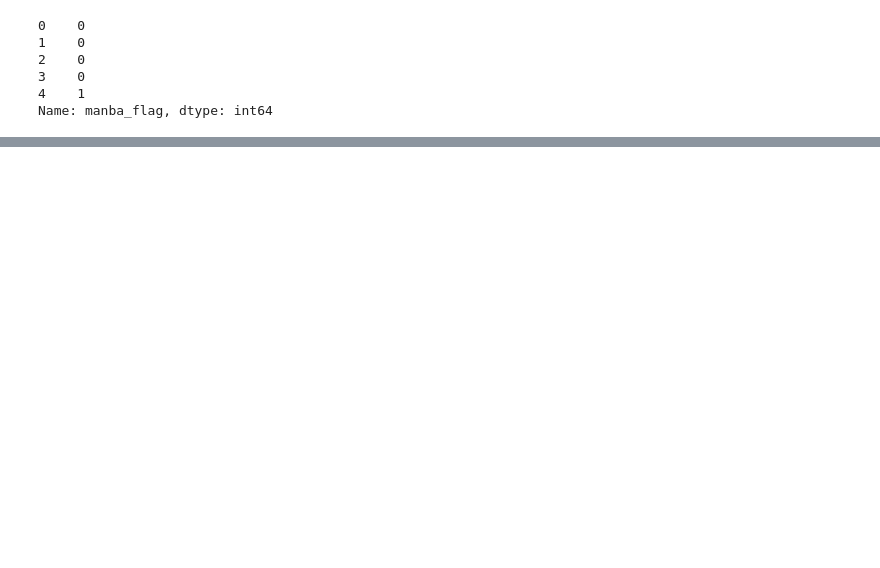
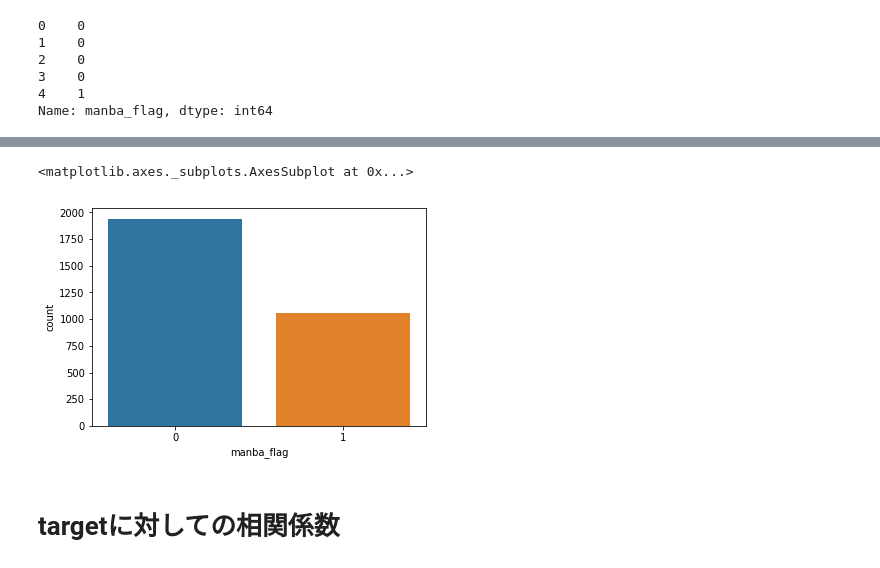
Before and after one commit to HirokiNarita/keiba_prediction, a Jupyter notebook: manba_prediction.ipynb, the cells around one changed output, grey strips where cells are left out. Cells and saved outputs as stored; diff of their text form; code cells hidden in the pictures; blank space fills up the shorter version.

```diff
--- a/manba_prediction.ipynb
+++ b/manba_prediction.ipynb
@@ -63,0 +98,5 @@ X_train, X_test, y_train, y_test = train_test_split(X, y, test_size=0.2, random_
+# %%
+sns.countplot(y_test)
+# %% [output]
+<matplotlib.axes._subplots.AxesSubplot at 0x...>
+[figure, added]
@@ -63,0 +105,2 @@ X_train, X_test, y_train, y_test = train_test_split(X, y, test_size=0.2, random_
+# %% [markdown]
+# targetに対しての相関係数
```
Also changed, not shown: parts of 40 cells of this notebook, 2 other files.
